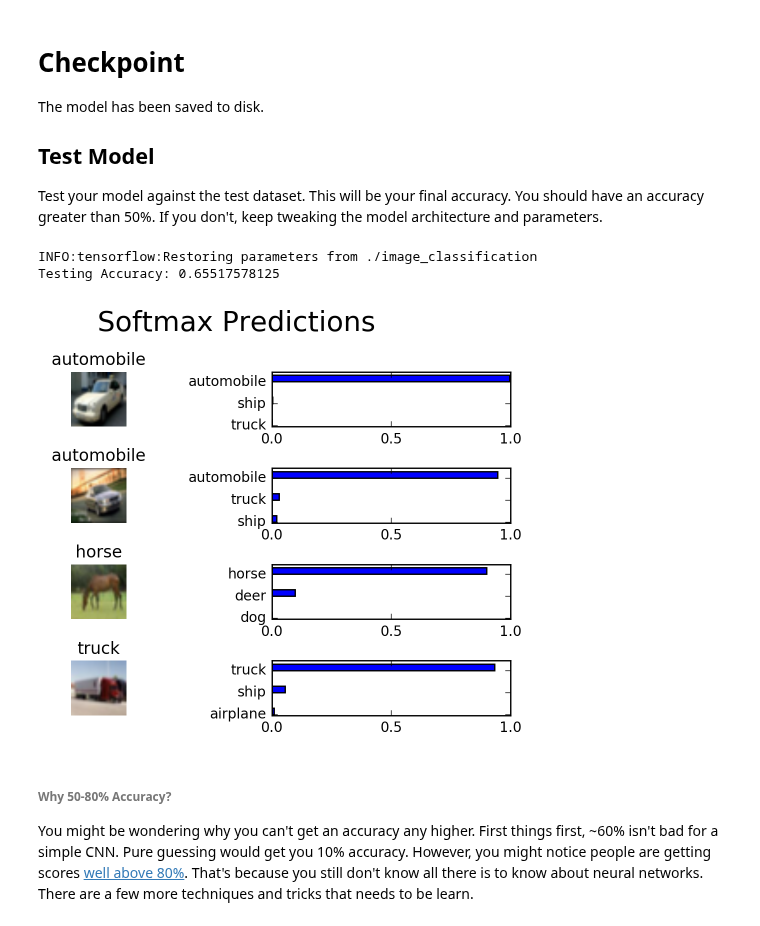
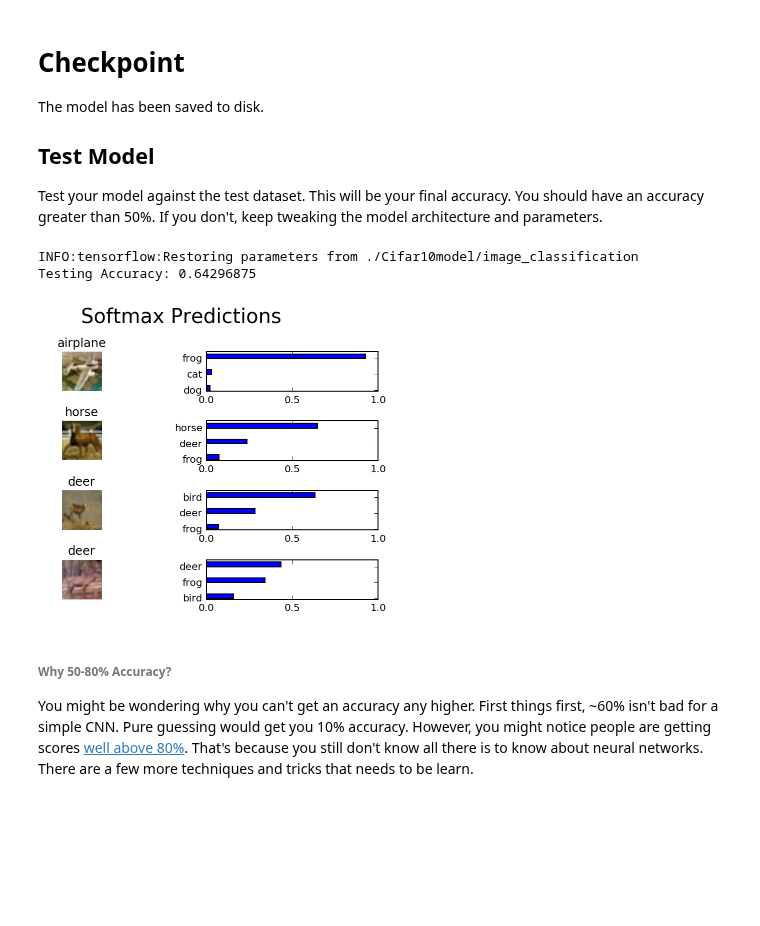
Before and after one commit to pablomarin/Meetups-Data-AI-DFW, a Jupyter notebook: Meetup9-Lab-Cifar-10-Tensorflow.ipynb, the cells around one changed output. Drawn from its saved outputs; the diff is of its cells as text; code cells hidden in the pictures; blank space fills up the shorter version.

```diff
--- a/Meetup9-Lab-Cifar-10-Tensorflow.ipynb
+++ b/Meetup9-Lab-Cifar-10-Tensorflow.ipynb
@@ -447,7 +447,7 @@ Now that you got a good accuracy with a single CIFAR-10 batch, try it with all f
 """
 DON'T MODIFY ANYTHING IN THIS CELL
 """
-save_model_path = './image_classification'
+save_model_path = './Cifar10model/image_classification'
 
 print('Training...')
 with tf.Session() as sess:
@@ -509,7 +509,7 @@ try:
 except NameError:
     batch_size = 64
 
-save_model_path = './image_classification'
+save_model_path = './Cifar10model/image_classification'
 n_samples = 4
 top_n_predictions = 3
 
@@ -528,36 +528,36 @@ def test_model():
 
         # Get Tensors from loaded model
         loaded_x = loaded_graph.get_tensor_by_name('x:0')
         loaded_y = loaded_graph.get_tensor_by_name('y:0')
         loaded_keep_prob = loaded_graph.get_tensor_by_name('keep_prob:0')
         loaded_logits = loaded_graph.get_tensor_by_name('logits:0')
         loaded_acc = loaded_graph.get_tensor_by_name('accuracy:0')
 
         # Get accuracy in batches for memory limitations
         test_batch_acc_total = 0
         test_batch_count = 0
 
         for test_feature_batch, test_label_batch in helper.batch_features_labels(test_features, test_labels, batch_size):
             test_batch_acc_total += sess.run(
                 loaded_acc,
                 feed_dict={loaded_x: test_feature_batch, loaded_y: test_label_batch, loaded_keep_prob: 1.0})
             test_batch_count += 1
 
         print('Testing Accuracy: {}\n'.format(test_batch_acc_total/test_batch_count))
 
         # Print Random Samples
         random_test_features, random_test_labels = tuple(zip(*random.sample(list(zip(test_features, test_labels)), n_samples)))
         random_test_predictions = sess.run(
             tf.nn.top_k(tf.nn.softmax(loaded_logits), top_n_predictions),
             feed_dict={loaded_x: random_test_features, loaded_y: random_test_labels, loaded_keep_prob: 1.0})
         helper.display_image_predictions(random_test_features, random_test_labels, random_test_predictions)
 
 
 test_model()
 # %% [output]
-INFO:tensorflow:Restoring parameters from ./image_classification
-Testing Accuracy: 0.65517578125
+INFO:tensorflow:Restoring parameters from ./Cifar10model/image_classification
+Testing Accuracy: 0.64296875
-[figure, old version]
+[figure, new version]
 # %% [markdown]
 ###### Why 50-80% Accuracy?
 You might be wondering why you can't get an accuracy any higher. First things first, ~60% isn't bad for a simple CNN.  Pure guessing would get you 10% accuracy. However, you might notice people are getting scores [well above 80%](http://rodrigob.github.io/are_we_there_yet/build/classification_datasets_results.html#43494641522d3130).  That's because you still don't know all there is to know about neural networks. There are a few more techniques and tricks that needs to be learn.
```
Also changed, not shown: parts of 4 cells of this notebook, 6 other files.
